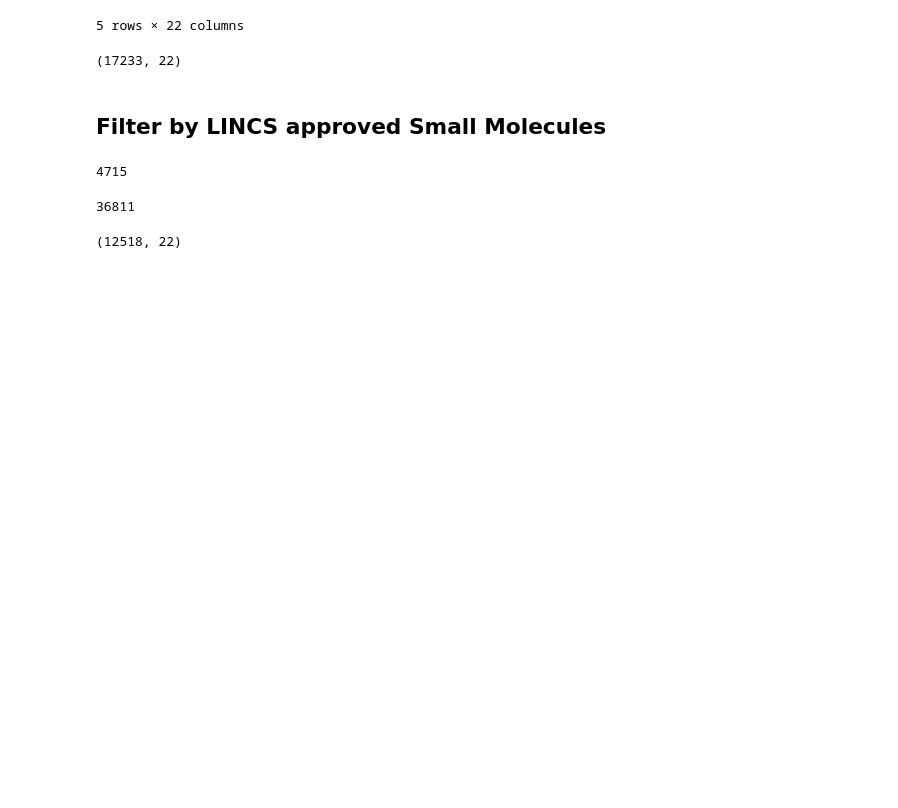
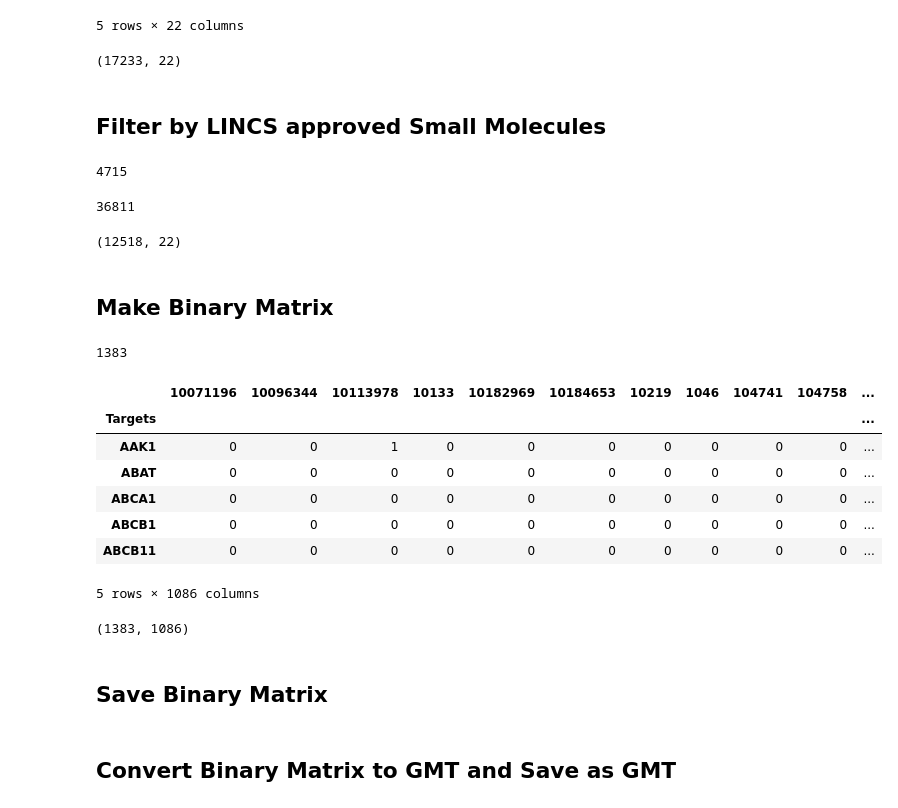
Before and after one commit to MaayanLab/DrugSetLibrary, a Jupyter notebook: DrugCentral_Targets.ipynb, the cells around one changed output. Drawn from its saved outputs; the diff is of its cells as text; code cells hidden in the pictures; blank space fills up the shorter version.

Commit message:
Binary Matrix and GMT file

```diff
--- a/DrugCentral_Targets.ipynb
+++ b/DrugCentral_Targets.ipynb
@@ -225,3 +221,32 @@ df['CIDs'][2391]
 df.shape
 # %% [output]
 (12518, 22)
+# %% [markdown]
+## Make Binary Matrix
+# %%
+grouped_df = df.groupby(['Targets'])['CIDs'].apply(lambda x: ','.join(x.astype(str))).reset_index()
+# %%
+grouped_df.set_index('Targets', inplace=True)
+grouped_df = grouped_df.sort_index()
+len(df['Targets'].unique())
+# %% [output]
+1383
+# %%
+grouped_matrix = grouped_df.iloc[:,0].str.get_dummies(sep=',')
+# %%
+grouped_matrix.head()
+# %% [output]
+|  | 10071196 | 10096344 | 10113978 | 10133 | 10182969 | 10184653 | 10219 | 1046 | 104741 | 104758 | ... |
+| Targets |  |  |  |  |  |  |  |  |  |  | ... |
+| AAK1 | 0 | 0 | 1 | 0 | 0 | 0 | 0 | 0 | 0 | 0 | ... |
+| ABAT | 0 | 0 | 0 | 0 | 0 | 0 | 0 | 0 | 0 | 0 | ... |
+| ABCA1 | 0 | 0 | 0 | 0 | 0 | 0 | 0 | 0 | 0 | 0 | ... |
+| ABCB1 | 0 | 0 | 0 | 0 | 0 | 0 | 0 | 0 | 0 | 0 | ... |
+| ABCB11 | 0 | 0 | 0 | 0 | 0 | 0 | 0 | 0 | 0 | 0 | ... |
+5 rows × 1086 columns
+# %%
+grouped_matrix.shape
+# %% [output]
+(1383, 1086)
+# %% [markdown]
+## Save Binary Matrix
@@ -227,0 +256,2 @@ df.shape
+# %% [markdown]
+## Convert Binary Matrix to GMT and Save as GMT
```
Also changed, not shown: parts of 7 cells of this notebook.
